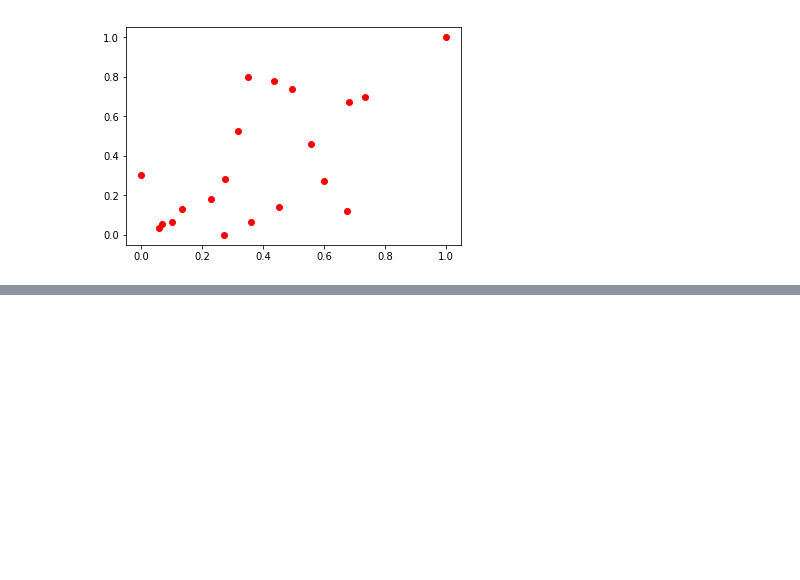
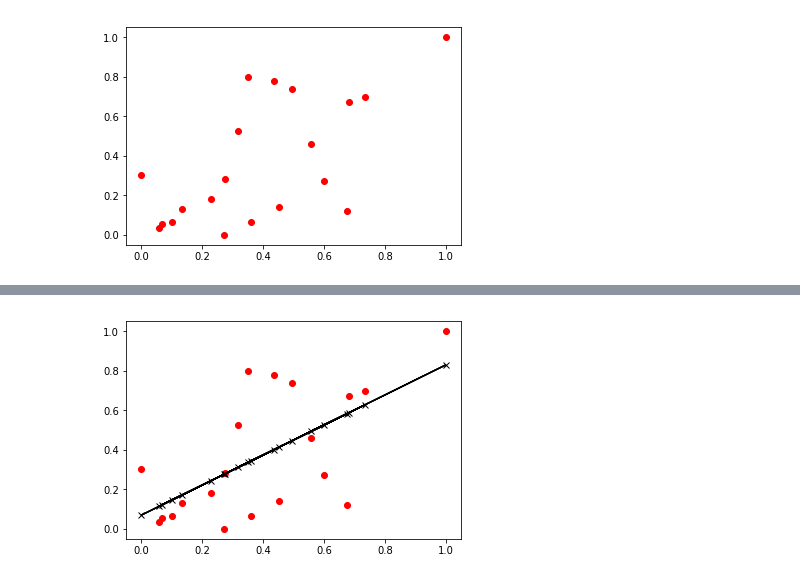
Before and after one commit to alexst07/pytorch-intro, a Jupyter notebook: Linear.ipynb, the cells around one changed output, grey strips where cells are left out. Drawn from its saved outputs; the diff is of its cells as text; code cells hidden in the pictures; blank space fills up the shorter version.

```diff
--- a/Linear.ipynb
+++ b/Linear.ipynb
@@ -97,0 +98,7 @@ plt.show()
+# %%
+y_pred = model(Variable(x_data))
+plt.plot(diabetes_X_train, diabetes_y_train, 'ro', label='Original data')
+plt.plot(diabetes_X_train, y_pred.data.numpy(), 'kx-', label='Fitting Line')
+plt.show()
+# %% [output]
+[figure, added]
```
Also changed, not shown: parts of 7 cells of this notebook.
